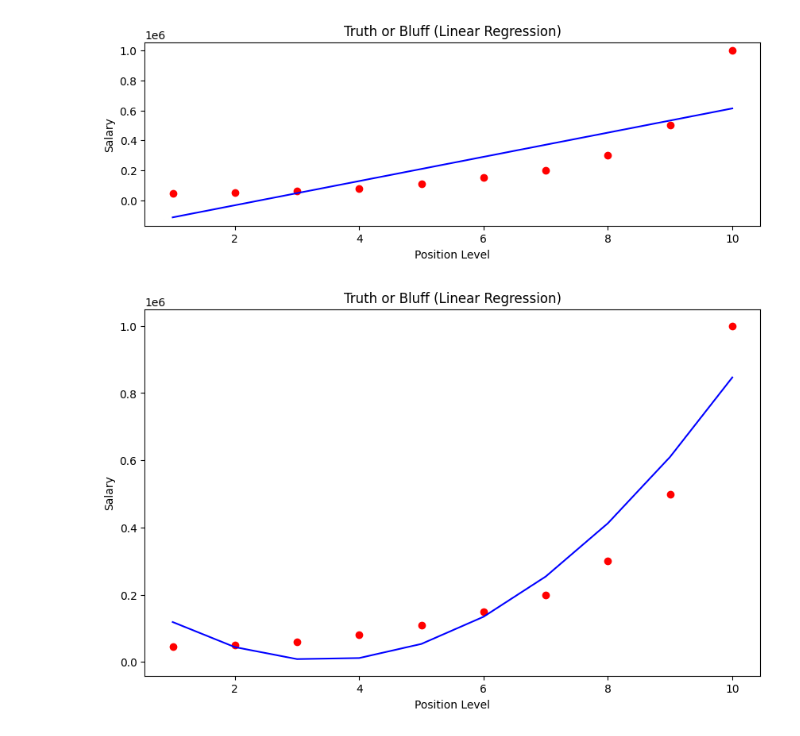
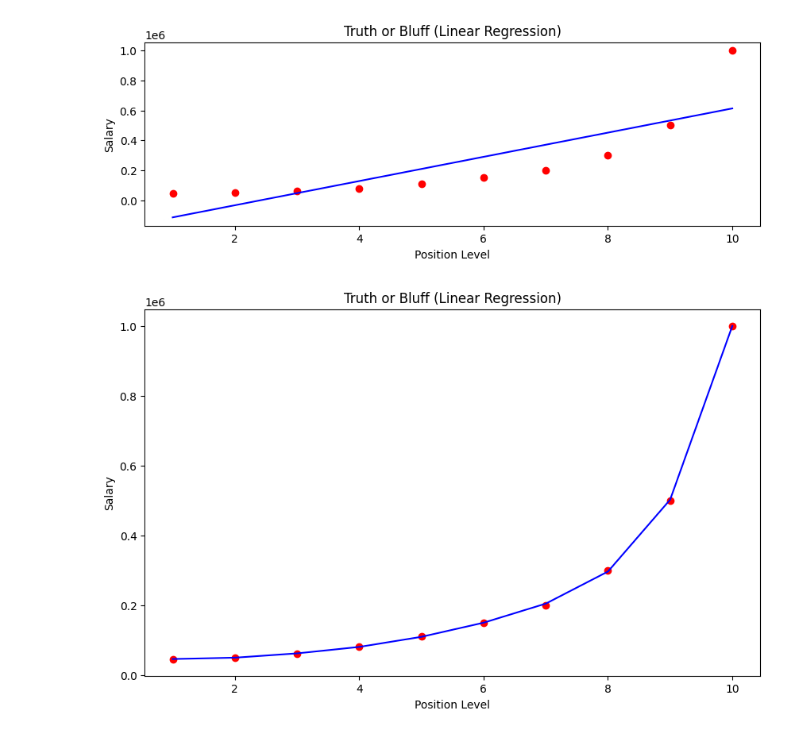
Before and after one commit to XXRadeonXFX/ML_Basics, a Jupyter notebook: Machine Learning A-Z (Codes and Datasets)/Part 2 - Regression/Section 6 - Polynomial Regression/Python/Practice.ipynb, the cells around one changed output. Drawn from its saved outputs; the diff is of its cells as text; code cells hidden in the pictures.

```diff
--- a/Machine Learning A-Z (Codes and Datasets)/Part 2 - Regression/Section 6 - Polynomial Regression/Python/Practice.ipynb
+++ b/Machine Learning A-Z (Codes and Datasets)/Part 2 - Regression/Section 6 - Polynomial Regression/Python/Practice.ipynb
@@ -48,13 +48,16 @@ array([[ 1],
 # %%
 from sklearn.preprocessing import PolynomialFeatures
 
-poly_reg = PolynomialFeatures(degree = 2)
+poly_reg = PolynomialFeatures(degree = 6)
 
 X_poly = poly_reg.fit_transform(X)
 lin_reg_2 = LinearRegression()
 
 
 lin_reg_2.fit(X_poly , y)
+
+# np.set_printoptions(precision=2 , suppress=True)
+# print(poly_reg.fit_transform(X) )
 # %% [output]
 LinearRegression()
 # %%
@@ -90,10 +94,10 @@ plt.show()
 # %%
 plt.figure(figsize=(10,6))
 plt.scatter(X , y ,c='red')
-plt.plot(X,lin_reg_2.predict( x_poly ), c='blue')
+plt.plot(X,lin_reg_2.predict( X_poly ), c='blue')
 plt.title("Truth or Bluff (Linear Regression)")
 plt.xlabel("Position Level")
 plt.ylabel("Salary")
 plt.show()
 # %% [output]
-[figure, old version]
+[figure, new version]
```
Also changed, not shown: parts of 3 cells of this notebook, 1 other file.
